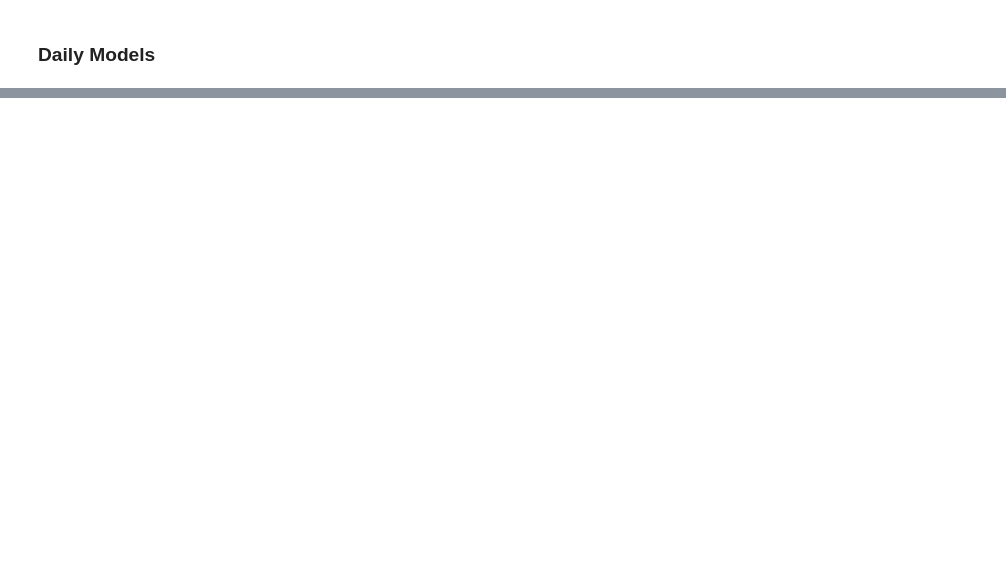
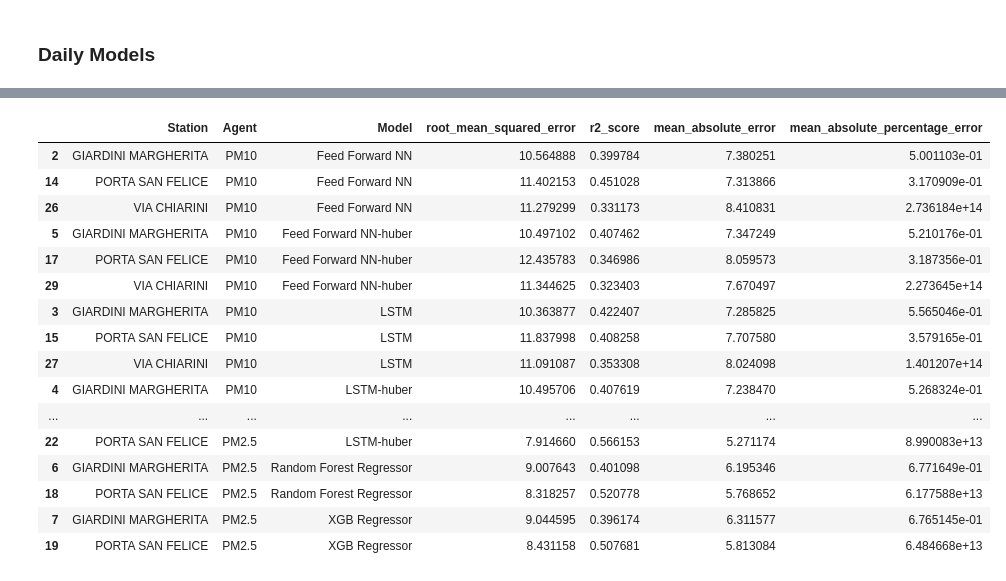
Before and after one commit to davidesonno/AII-project, a Jupyter notebook: 5-model-selection.ipynb, the cells around one changed output, grey strips where cells are left out. Cells and saved outputs as stored; diff of their text form; code cells hidden in the pictures; blank space fills up the shorter version.

```diff
--- a/5-model-selection.ipynb
+++ b/5-model-selection.ipynb
@@ -452,2 +490,11 @@ daily_models = {} # contains tuples: (ModelClass, model_params:dict, training_pa
+# %%
+ffnn_params_huber = {
+    'n_features': n_daily_features,
+    'optimizer': Adam(learning_rate=1e-2),
+    'loss': tf.keras.losses.Huber(delta=0.2)
+}
+
+
+daily_models['Feed Forward NN-huber'] = (build_ffnn_model, ffnn_params_huber, ffnn_train_params, False)
 # %% [markdown]
 ## **Agents Evaluations**
@@ -550,16 +556,17 @@ new_hour_extracted_data.sort_values(by=['Agent','Model','Station'])
 # %% [markdown]
 ### Daily Models
 # %%
-daily_results = train_models(daily_models,training_sets,test_sets,metrics,
-             to_execute={
-                 'agents':['PM10','PM2.5'],
-                 'stations':'all',
-                 'models':'all',
-                },
-            ignore={
-                'stations':[],
-                'agents':[],
-                'models':[]
-                },
-                v=1
-            )
+daily_results = train_models(
+    daily_models,training_sets,test_sets,metrics,
+    to_execute={
+        'agents':['PM10','PM2.5'],
+        'stations':'all',
+        'models':'all',
+        },
+    ignore={
+        'stations':[],
+        'agents':[],
+        'models':[]
+        },
+    v=0
+)
@@ -565,0 +580,22 @@ daily_results = train_models(daily_models,training_sets,test_sets,metrics,
+# %%
+updated_daily_results = update_metrics(daily_results, test_sets, []) # an empty list simply wont add metrics
+daily_extracted_data = extract_data(updated_daily_results)
+daily_extracted_data.sort_values(by=['Agent','Model','Station'])
+# %% [output]
+|  | Station | Agent | Model | root_mean_squared_error | r2_score | mean_absolute_error | mean_absolute_percentage_error |
+| 2 | GIARDINI MARGHERITA | PM10 | Feed Forward NN | 10.564888 | 0.399784 | 7.380251 | 5.001103e-01 |
+| 14 | PORTA SAN FELICE | PM10 | Feed Forward NN | 11.402153 | 0.451028 | 7.313866 | 3.170909e-01 |
+| 26 | VIA CHIARINI | PM10 | Feed Forward NN | 11.279299 | 0.331173 | 8.410831 | 2.736184e+14 |
+| 5 | GIARDINI MARGHERITA | PM10 | Feed Forward NN-huber | 10.497102 | 0.407462 | 7.347249 | 5.210176e-01 |
+| 17 | PORTA SAN FELICE | PM10 | Feed Forward NN-huber | 12.435783 | 0.346986 | 8.059573 | 3.187356e-01 |
+| 29 | VIA CHIARINI | PM10 | Feed Forward NN-huber | 11.344625 | 0.323403 | 7.670497 | 2.273645e+14 |
+| 3 | GIARDINI MARGHERITA | PM10 | LSTM | 10.363877 | 0.422407 | 7.285825 | 5.565046e-01 |
+| 15 | PORTA SAN FELICE | PM10 | LSTM | 11.837998 | 0.408258 | 7.707580 | 3.579165e-01 |
+| 27 | VIA CHIARINI | PM10 | LSTM | 11.091087 | 0.353308 | 8.024098 | 1.401207e+14 |
+| 4 | GIARDINI MARGHERITA | PM10 | LSTM-huber | 10.495706 | 0.407619 | 7.238470 | 5.268324e-01 |
+| ... | ... | ... | ... | ... | ... | ... | ... |
+| 22 | PORTA SAN FELICE | PM2.5 | LSTM-huber | 7.914660 | 0.566153 | 5.271174 | 8.990083e+13 |
+| 6 | GIARDINI MARGHERITA | PM2.5 | Random Forest Regressor | 9.007643 | 0.401098 | 6.195346 | 6.771649e-01 |
+| 18 | PORTA SAN FELICE | PM2.5 | Random Forest Regressor | 8.318257 | 0.520778 | 5.768652 | 6.177588e+13 |
+| 7 | GIARDINI MARGHERITA | PM2.5 | XGB Regressor | 9.044595 | 0.396174 | 6.311577 | 6.765145e-01 |
+| 19 | PORTA SAN FELICE | PM2.5 | XGB Regressor | 8.431158 | 0.507681 | 5.813084 | 6.484668e+13 |
```
Also changed, not shown: parts of 37 cells of this notebook, 4 other files.
